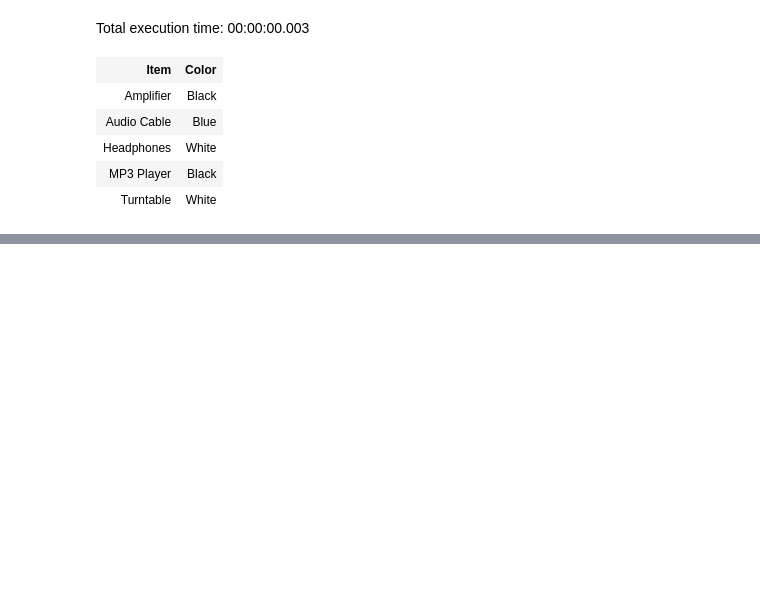
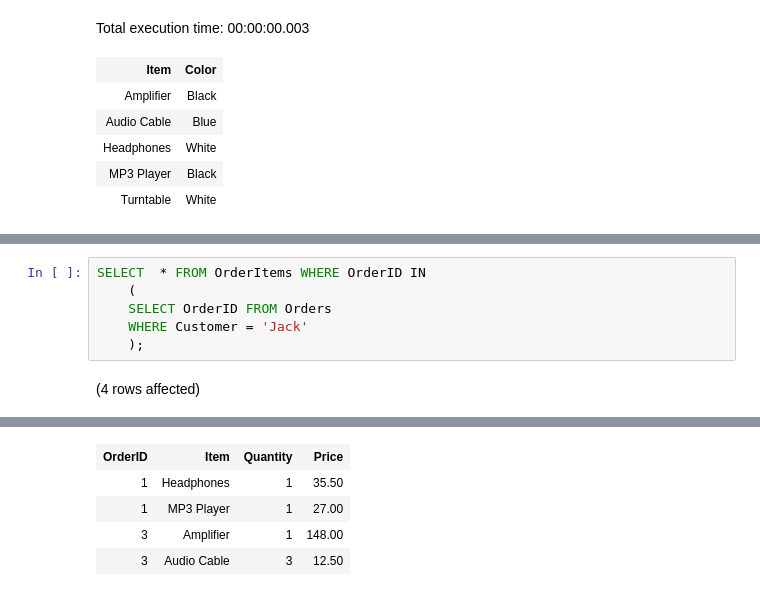
Before and after one commit to tanviredu/PowerBI, a Jupyter notebook: TSQL/DATA_QUERY_SQL.ipynb, the cells around one changed output, grey strips where cells are left out. Saved outputs shown, nothing was run; the diff lists cells and outputs as text; blank space fills up the shorter version.

```diff
--- a/TSQL/DATA_QUERY_SQL.ipynb
+++ b/TSQL/DATA_QUERY_SQL.ipynb
@@ -338,0 +367,8 @@ Total execution time: 00:00:00.003
+# %%
+SELECT  * FROM OrderItems WHERE OrderID IN
+    (
+    SELECT OrderID FROM Orders
+    WHERE Customer = 'Jack'
+    );
+# %% [output]
+(4 rows affected)
@@ -338,0 +376,5 @@ Total execution time: 00:00:00.003
+| OrderID | Item | Quantity | Price |
+| 1 | Headphones | 1 | 35.50 |
+| 1 | MP3 Player | 1 | 27.00 |
+| 3 | Amplifier | 1 | 148.00 |
+| 3 | Audio Cable | 3 | 12.50 |
```
Also changed, not shown: parts of 15 cells of this notebook, 1 other file.
